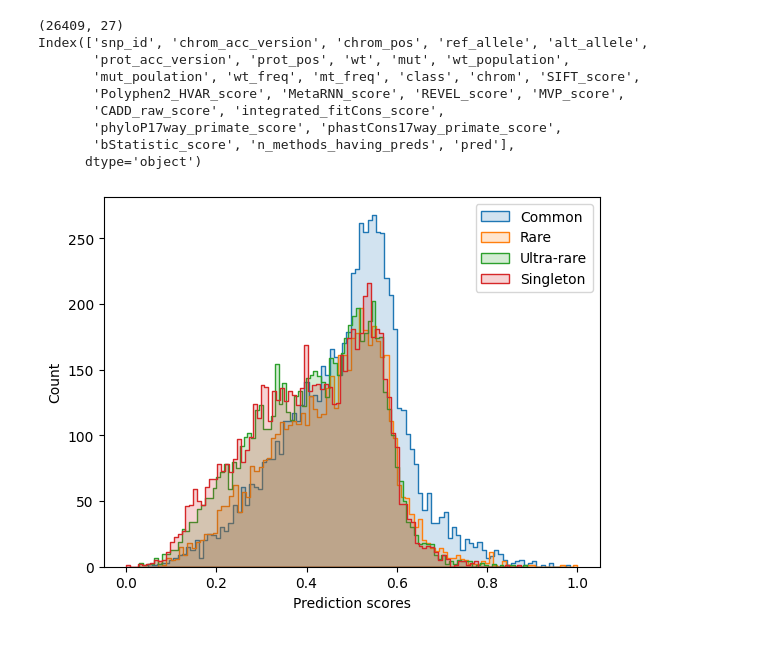
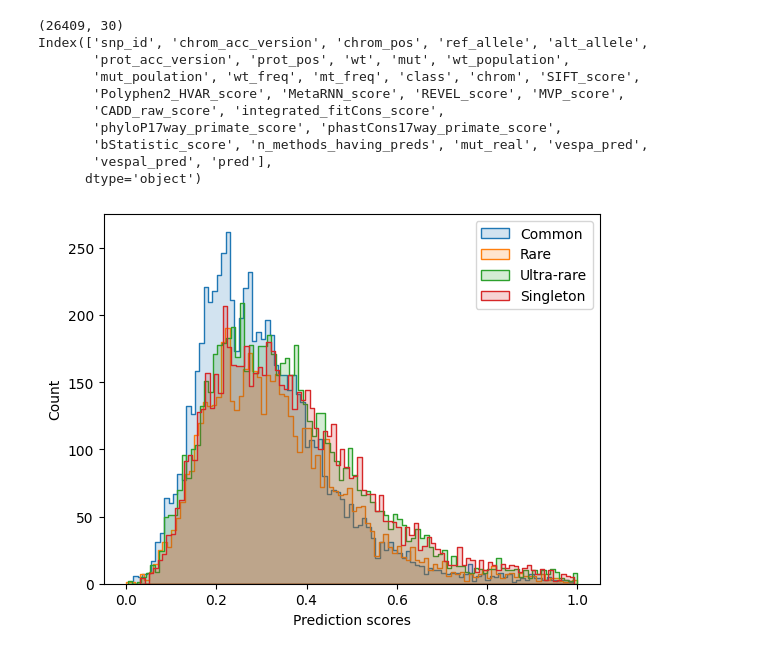
Before and after one commit to akabiraka/variant_effect_analysis, a Jupyter notebook: models/vespa_marquet/test_model_predictions.ipynb, the cells around one changed output. Cells and saved outputs as stored; diff of their text form; code cells hidden in the pictures.

```diff
--- a/models/vespa_marquet/test_model_predictions.ipynb
+++ b/models/vespa_marquet/test_model_predictions.ipynb
@@ -37,7 +37,7 @@ def plot_distribution(result_df, n_samples=None):
 model_dir = "vespa_marquet"
 model_name = "vespa"
 result_df = pd.read_csv(home_dir+f"models/{model_dir}/outputs/{model_name}/pmd/preds_{model_name}_masked.tsv", sep="\t")
-model_pred_col = "pred"
+model_pred_col = "vespa_pred" # vespal_pred, vespa_pred
 result_df["pred"]=(result_df[model_pred_col]-result_df[model_pred_col].min())/(result_df[model_pred_col].max()-result_df[model_pred_col].min()) # scaling prediction scores between [0, 1]
 print(result_df.shape)
 print(result_df.columns)
@@ -68,37 +69,38 @@ def plot_distribution(result_df, n_samples=None):
     # print(effect.shape, knock_out.shape, no_effect.shape)
     bins = 100 # 20, 100, 500
 
     sns.histplot(common["pred"], bins=bins, label=f"Common", element="step", alpha=.2)
     sns.histplot(rare["pred"], bins=bins, label=f"Rare", element="step", alpha=.2)
     sns.histplot(ultra_rare["pred"], bins=bins, label=f"Ultra-rare", element="step", alpha=.2)
     sns.histplot(singleton["pred"], bins=bins, label=f"Singleton", element="step", alpha=.2)
     # sns.histplot(result_df, x="pred", y="class", element="step", hue="class", bins=bins, alpha=0.2)
 
     plt.legend()
     plt.xlabel("Prediction scores")
     plt.ylabel("Count")
     plt.show()
 
 model_dir = "vespa_marquet"
 model_name = "vespa"
 result_df = pd.read_csv(home_dir+f"models/{model_dir}/outputs/{model_name}/popu_freq/preds_{model_name}_masked.tsv", sep="\t")
-model_pred_col = "pred"
+model_pred_col = "vespal_pred" # vespal_pred, vespa_pred
 result_df["pred"]=(result_df[model_pred_col]-result_df[model_pred_col].min())/(result_df[model_pred_col].max()-result_df[model_pred_col].min()) # scaling prediction scores between [0, 1]
 print(result_df.shape)
 print(result_df.columns)
 result_df["class"].value_counts()
 plot_distribution(result_df, n_samples=None)
 # %% [output]
-(26409, 27)
+(26409, 30)
 Index(['snp_id', 'chrom_acc_version', 'chrom_pos', 'ref_allele', 'alt_allele',
        'prot_acc_version', 'prot_pos', 'wt', 'mut', 'wt_population',
        'mut_poulation', 'wt_freq', 'mt_freq', 'class', 'chrom', 'SIFT_score',
        'Polyphen2_HVAR_score', 'MetaRNN_score', 'REVEL_score', 'MVP_score',
        'CADD_raw_score', 'integrated_fitCons_score',
        'phyloP17way_primate_score', 'phastCons17way_primate_score',
-       'bStatistic_score', 'n_methods_having_preds', 'pred'],
+       'bStatistic_score', 'n_methods_having_preds', 'mut_real', 'vespa_pred',
+       'vespal_pred', 'pred'],
       dtype='object')
-[figure, old version]
+[figure, new version]
 # %%
 # patho prediction scores distribution plot
 def plot_distribution(result_df, n_samples=None):
```
Also changed, not shown: parts of 2 cells of this notebook, 5 other files.
